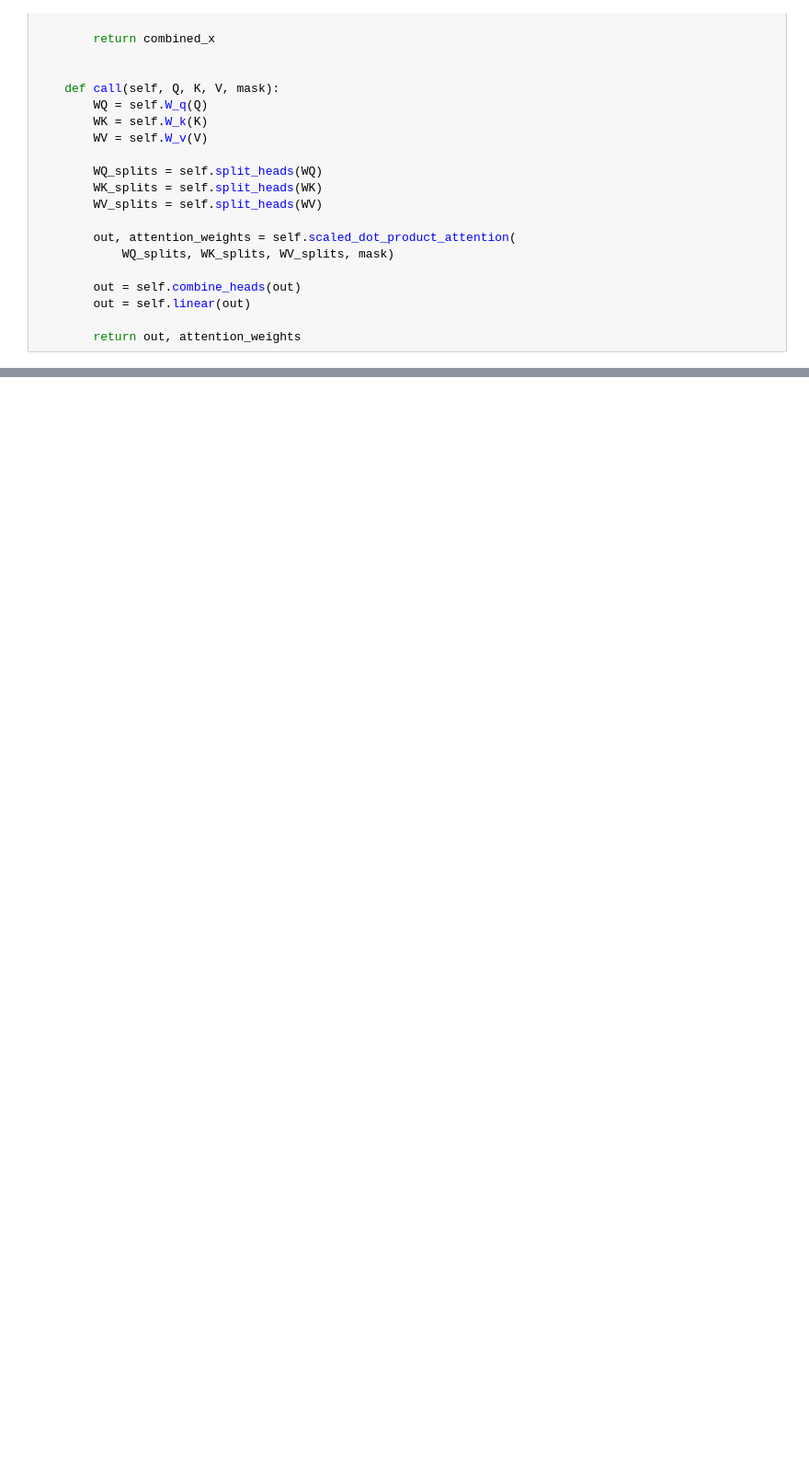
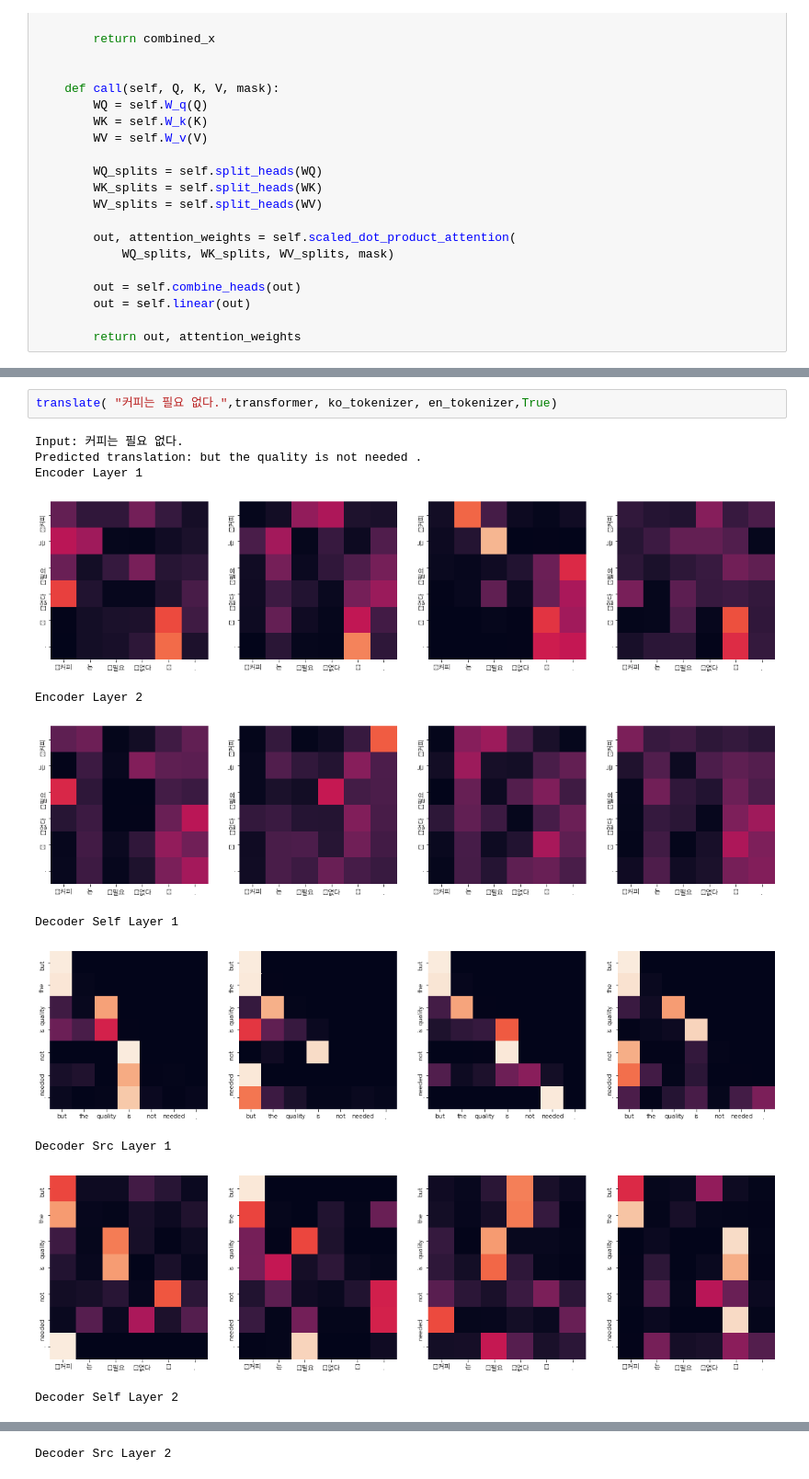
Before and after one commit to SIMYJ/NLP_Projects, a Jupyter notebook: [GD_NLP_12]transformer_chatbot.ipynb, the cells around one changed output, grey strips where cells are left out. Shown: that part at 92% size. Drawn from its saved outputs; the diff is of its cells as text; blank space fills up the shorter version.

```diff
--- a/[GD_NLP_12]transformer_chatbot.ipynb
+++ b/[GD_NLP_12]transformer_chatbot.ipynb
@@ -2773,0 +1104,14 @@ Total Score: 0.017787527361878653
+# %%
+translate( "커피는 필요 없다.",transformer, ko_tokenizer, en_tokenizer,True)
+# %% [output]
+Input: 커피는 필요 없다.
+Predicted translation: but the quality is not needed .
+Encoder Layer 1
+[figure, added]
+Encoder Layer 2
+[figure, added]
+Decoder Self Layer 1
+[figure, added]
+Decoder Src Layer 1
+[figure, added]
+Decoder Self Layer 2
@@ -2773,0 +1119 @@ Total Score: 0.017787527361878653
+Decoder Src Layer 2
```
Also changed, not shown: parts of 281 cells of this notebook.
